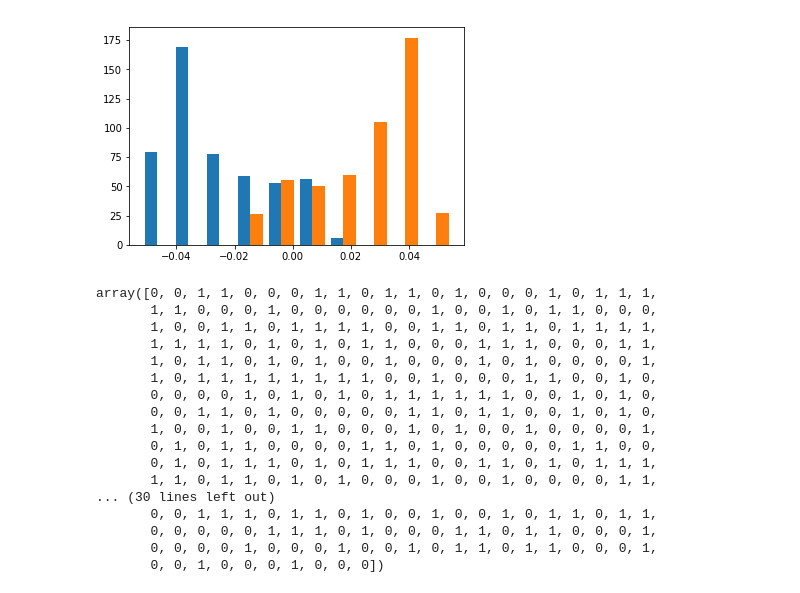
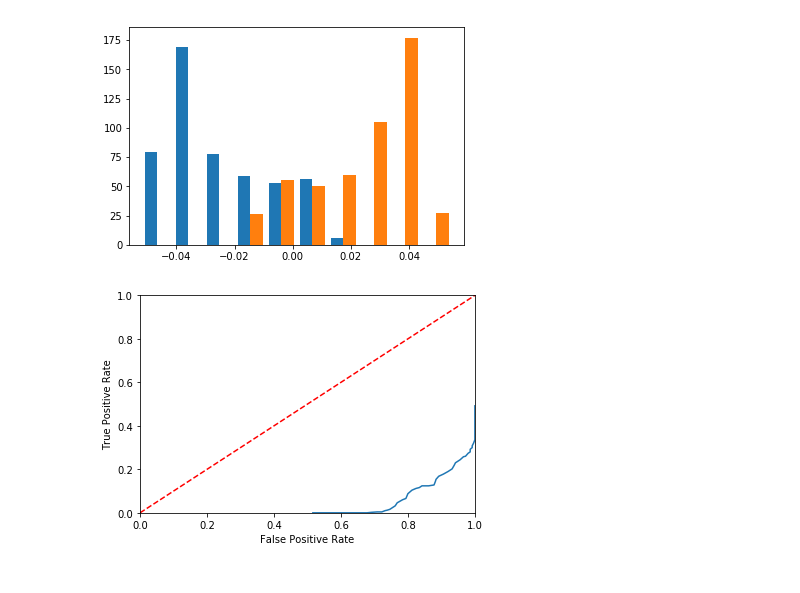
Before and after one commit to RafaelGoncalves8/machine-learning, a Jupyter notebook: 2-linear-classification/deliver/EFC2 - Linear classificartion.ipynb, the cells around one changed output. Saved outputs shown, nothing was run; the diff lists cells and outputs as text; code cells hidden in the pictures.

Commit message:
Implement roc curve.

```diff
--- a/2-linear-classification/deliver/EFC2 - Linear classificartion.ipynb
+++ b/2-linear-classification/deliver/EFC2 - Linear classificartion.ipynb
@@ -134,23 +134,36 @@ plt.show()
 def fischer(X, W, thres):
     out = proj(X, W)
     return np.array([1 if e>thres else 0 for e in out])
-# %%
-fischer(X, w, 0)
-# %% [output]
-array([0, 0, 1, 1, 0, 0, 0, 1, 1, 0, 1, 1, 0, 1, 0, 0, 0, 1, 0, 1, 1, 1,
-       1, 1, 0, 0, 0, 1, 0, 0, 0, 0, 0, 0, 1, 0, 0, 1, 0, 1, 1, 0, 0, 0,
-       1, 0, 0, 1, 1, 0, 1, 1, 1, 1, 0, 0, 1, 1, 0, 1, 1, 0, 1, 1, 1, 1,
-       1, 1, 1, 1, 0, 1, 0, 1, 0, 1, 1, 0, 0, 0, 1, 1, 1, 0, 0, 0, 1, 1,
-       1, 0, 1, 1, 0, 1, 0, 1, 0, 0, 1, 0, 0, 0, 1, 0, 1, 0, 0, 0, 0, 1,
-       1, 0, 1, 1, 1, 1, 1, 1, 1, 1, 0, 0, 1, 0, 0, 0, 1, 1, 0, 0, 1, 0,
-       0, 0, 0, 0, 1, 0, 1, 0, 1, 0, 1, 1, 1, 1, 1, 1, 0, 0, 1, 0, 1, 0,
-       0, 0, 1, 1, 0, 1, 0, 0, 0, 0, 0, 1, 1, 0, 1, 1, 0, 0, 1, 0, 1, 0,
-       1, 0, 0, 1, 0, 0, 1, 1, 0, 0, 0, 1, 0, 1, 0, 0, 1, 0, 0, 0, 0, 1,
-       0, 1, 0, 1, 1, 0, 0, 0, 0, 1, 1, 0, 1, 0, 0, 0, 0, 0, 1, 1, 0, 0,
-       0, 1, 0, 1, 1, 1, 0, 1, 0, 1, 1, 1, 0, 0, 1, 1, 0, 1, 0, 1, 1, 1,
-       1, 1, 0, 1, 1, 0, 1, 0, 1, 0, 0, 0, 1, 0, 0, 1, 0, 0, 0, 0, 1, 1,
-... (30 lines left out)
-       0, 0, 1, 1, 1, 0, 1, 1, 0, 1, 0, 0, 1, 0, 0, 1, 0, 1, 1, 0, 1, 1,
-       0, 0, 0, 0, 0, 1, 1, 1, 0, 1, 0, 0, 0, 1, 1, 0, 1, 1, 0, 0, 0, 1,
-       0, 0, 0, 0, 1, 0, 0, 0, 1, 0, 0, 1, 0, 1, 1, 0, 1, 1, 0, 0, 0, 1,
-       0, 0, 1, 0, 0, 0, 1, 0, 0, 0])
+# %%
+def roc_curve(X, y, w, thres_v):
+    roc = []
+    for t in thres_v:
+        out = fischer(X, w, t)
+        tp = fp = tn = fn = 0
+        for i, e in enumerate(out):
+            if e:
+                if y[i]:
+                    tp += 1
+                else:
+                    fp += 1
+            else:
+                if y[i]:
+                    fn += 1
+                else:
+                    tn += 1
+        tpr = tp/(tp+fn)
+        fpr = fp/(fp+tn)
+        roc.append([fpr, tpr])
+    return np.array(roc)
+# %%
+thres_v = [0.001*e for e in range(-30, 30)]
+roc = roc_curve(X, y, w, thres_v)
+plt.plot(roc[:,0], roc[:,1], 'C0-')
+plt.plot([0, 1], [0, 1],'r--')
+plt.xlim([0, 1])
+plt.ylim([0, 1])
+plt.ylabel('True Positive Rate')
+plt.xlabel('False Positive Rate')
+plt.show()
+# %% [output]
+[figure, added]
```
Also changed, not shown: 5 other files.
